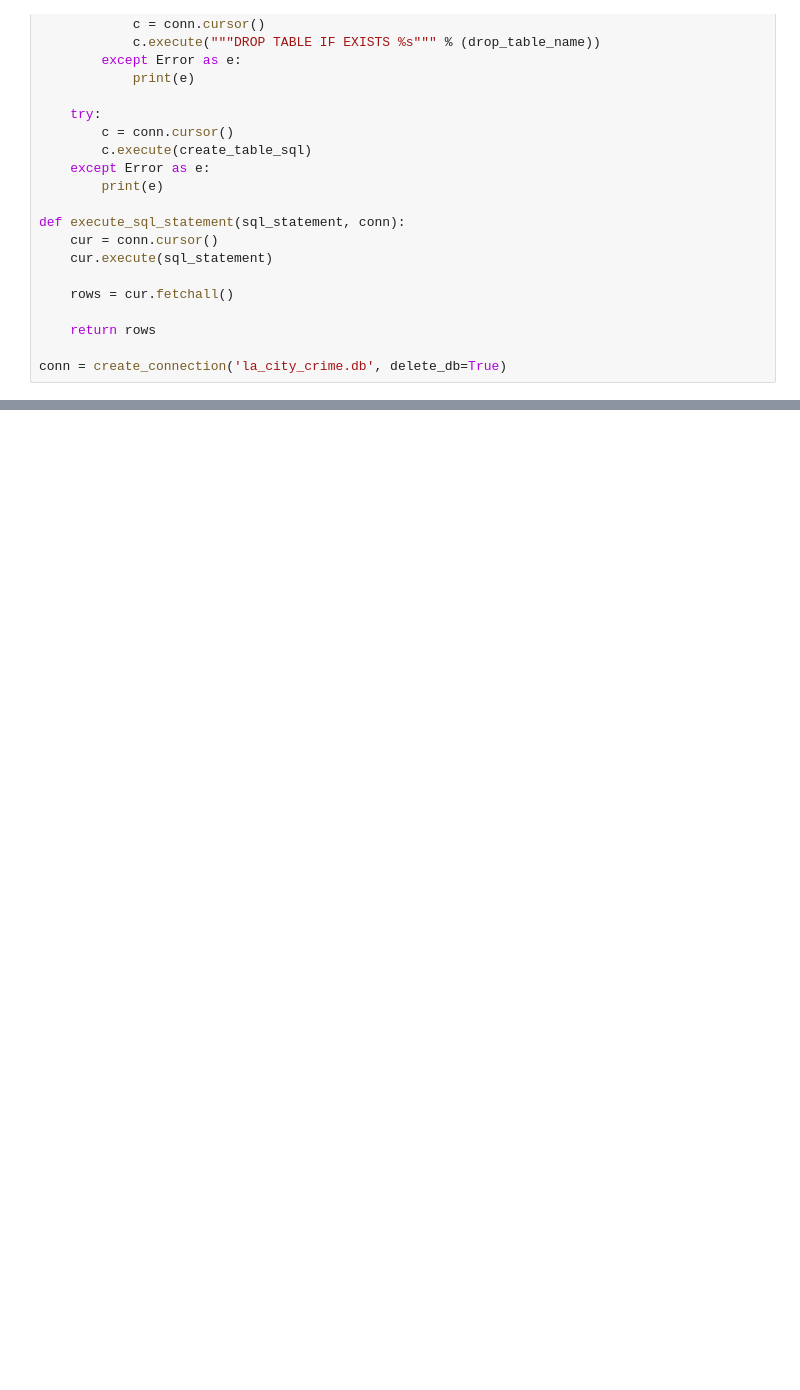
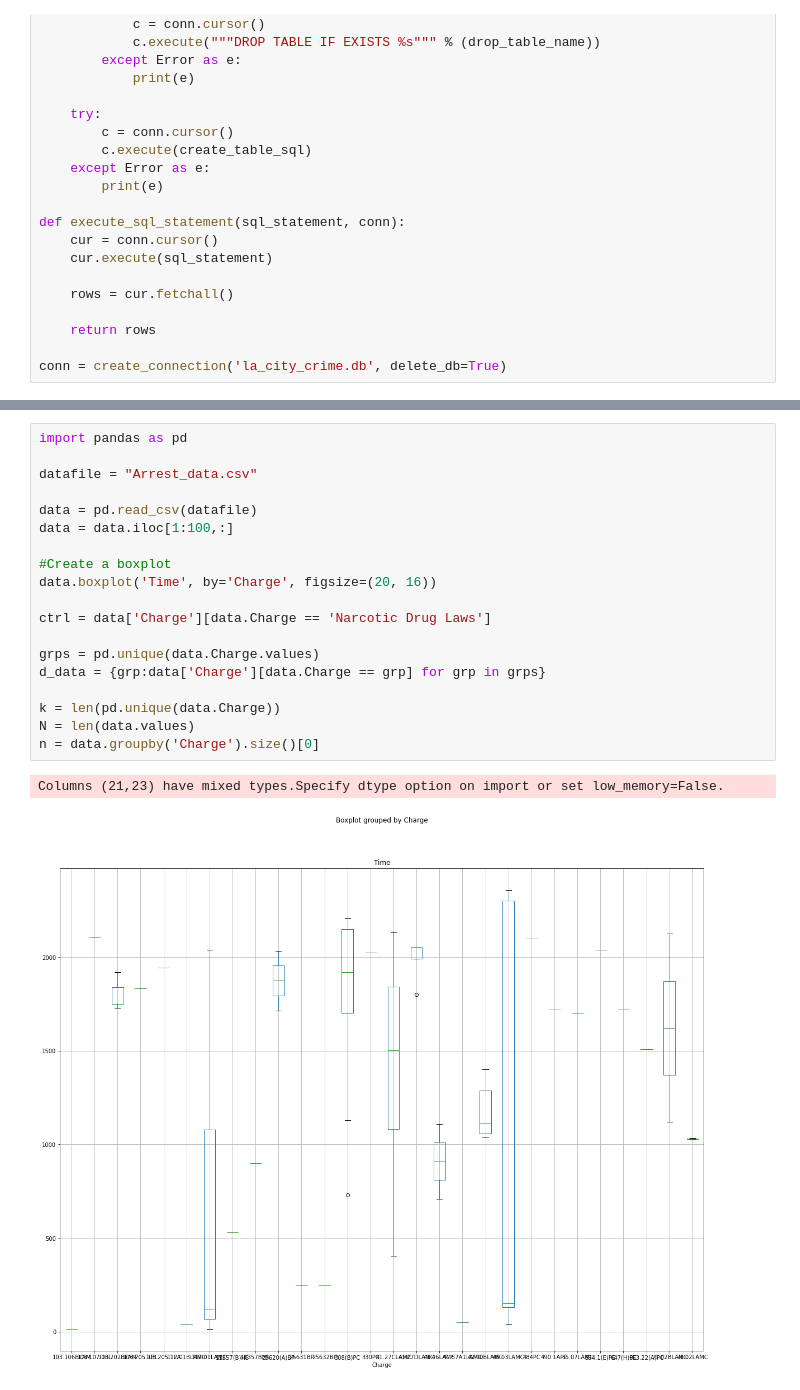
Before and after one commit to omarjaeger/LA-Crime-Analysis, a Jupyter notebook: py pro.ipynb, the cells around one changed output, grey strips where cells are left out. Saved outputs shown, nothing was run; the diff lists cells and outputs as text; blank space fills up the shorter version.

```diff
--- a/py pro.ipynb
+++ b/py pro.ipynb
@@ -259,0 +389,22 @@ df_arrest_data.head()
+# %%
+import pandas as pd
+
+datafile = "Arrest_data.csv"
+
+data = pd.read_csv(datafile)
+data = data.iloc[1:100,:]
+
+#Create a boxplot
+data.boxplot('Time', by='Charge', figsize=(20, 16))
+
+ctrl = data['Charge'][data.Charge == 'Narcotic Drug Laws']
+
+grps = pd.unique(data.Charge.values)
+d_data = {grp:data['Charge'][data.Charge == grp] for grp in grps}
+
+k = len(pd.unique(data.Charge))
+N = len(data.values)
+n = data.groupby('Charge').size()[0]
+# %% [output]
+Columns (21,23) have mixed types.Specify dtype option on import or set low_memory=False.
+[figure, added]
```
Also changed, not shown: parts of 11 cells of this notebook, 2 other files.
